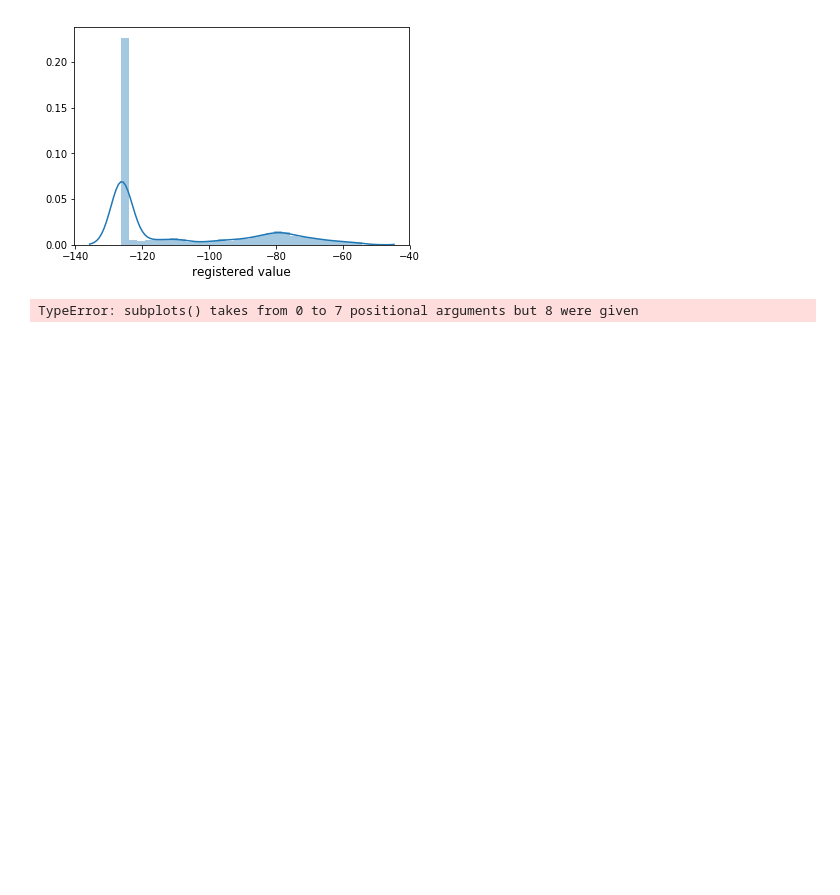
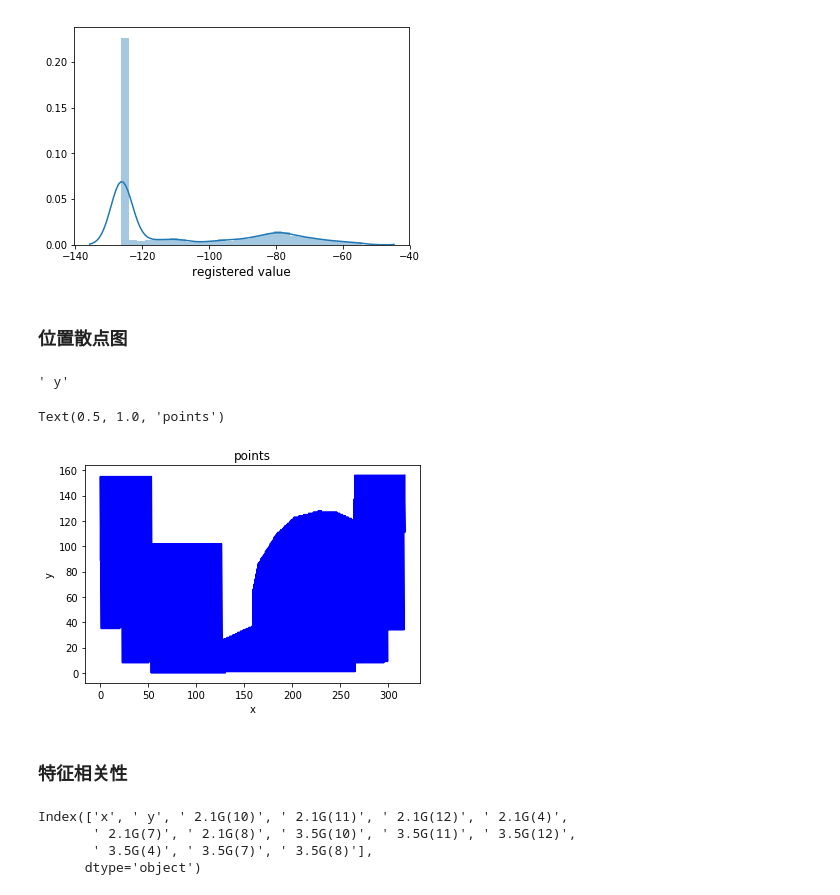
Before and after one commit to LeeMax117/RSRP_Model, a Jupyter notebook: data_explore.ipynb, the cells around one changed output. Drawn from its saved outputs; the diff is of its cells as text; code cells hidden in the pictures; blank space fills up the shorter version.

```diff
--- a/data_explore.ipynb
+++ b/data_explore.ipynb
@@ -96,15 +106,34 @@ plt.xlabel('registered value',fontsize = 12)
 plt.show()
 # %% [output]
 [figure]
-# %%
-fig, axes = plt.subplots(1,2,3,4,5,6,7,8 ,figsize=(7, 5))
-fig.tight_layout()
-
-for column_index, ax in enumerate(axes):
-    column = train_data.columns[column_index + 2]
-    axes.hist(train_data[column].values,bins=40, label='Residuals Linear', color='b', alpha=.5);
-    ax.set_title("频率分布图")
-
-plt.show()
-# %% [output]
-TypeError: subplots() takes from 0 to 7 positional arguments but 8 were given
+# %% [markdown]
+### 位置散点图
+# %%
+train_data.columns[1]
+# %% [output]
+' y'
+# %%
+from pylab import *
+
+x = train_data['x'].values
+y = train_data[' y'].values
+
+fig = plt.figure()
+plt.plot(x, y, 'b')
+xlabel('x')
+ylabel('y')
+title('points')
+# %% [output]
+Text(0.5, 1.0, 'points')
+[figure, added]
+# %% [markdown]
+### 特征相关性
+# %%
+#get the names of all the columns
+cols=train_data.columns
+print(cols)
+# %% [output]
+Index(['x', ' y', ' 2.1G(10)', ' 2.1G(11)', ' 2.1G(12)', ' 2.1G(4)',
+       ' 2.1G(7)', ' 2.1G(8)', ' 3.5G(10)', ' 3.5G(11)', ' 3.5G(12)',
+       ' 3.5G(4)', ' 3.5G(7)', ' 3.5G(8)'],
+      dtype='object')
```
Also changed, not shown: parts of 7 cells of this notebook.
